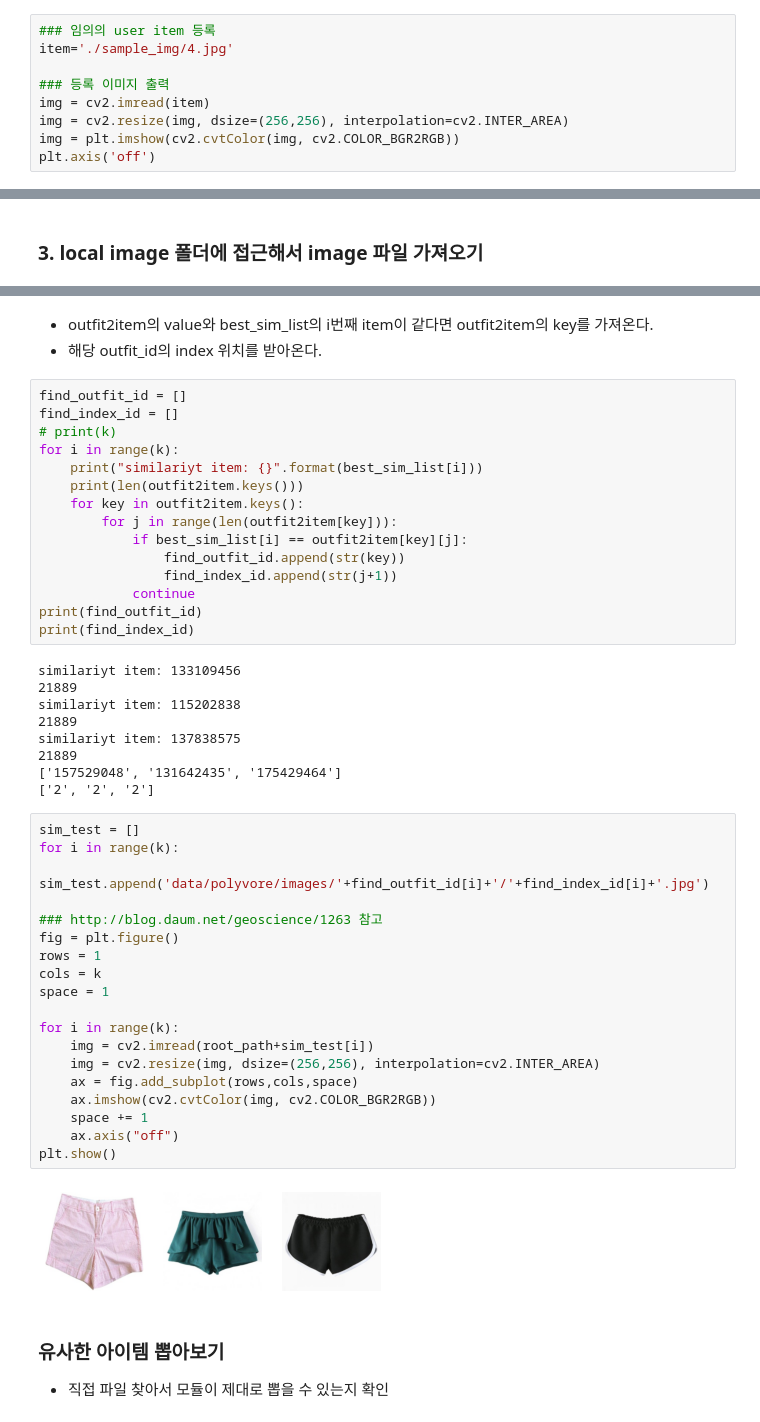
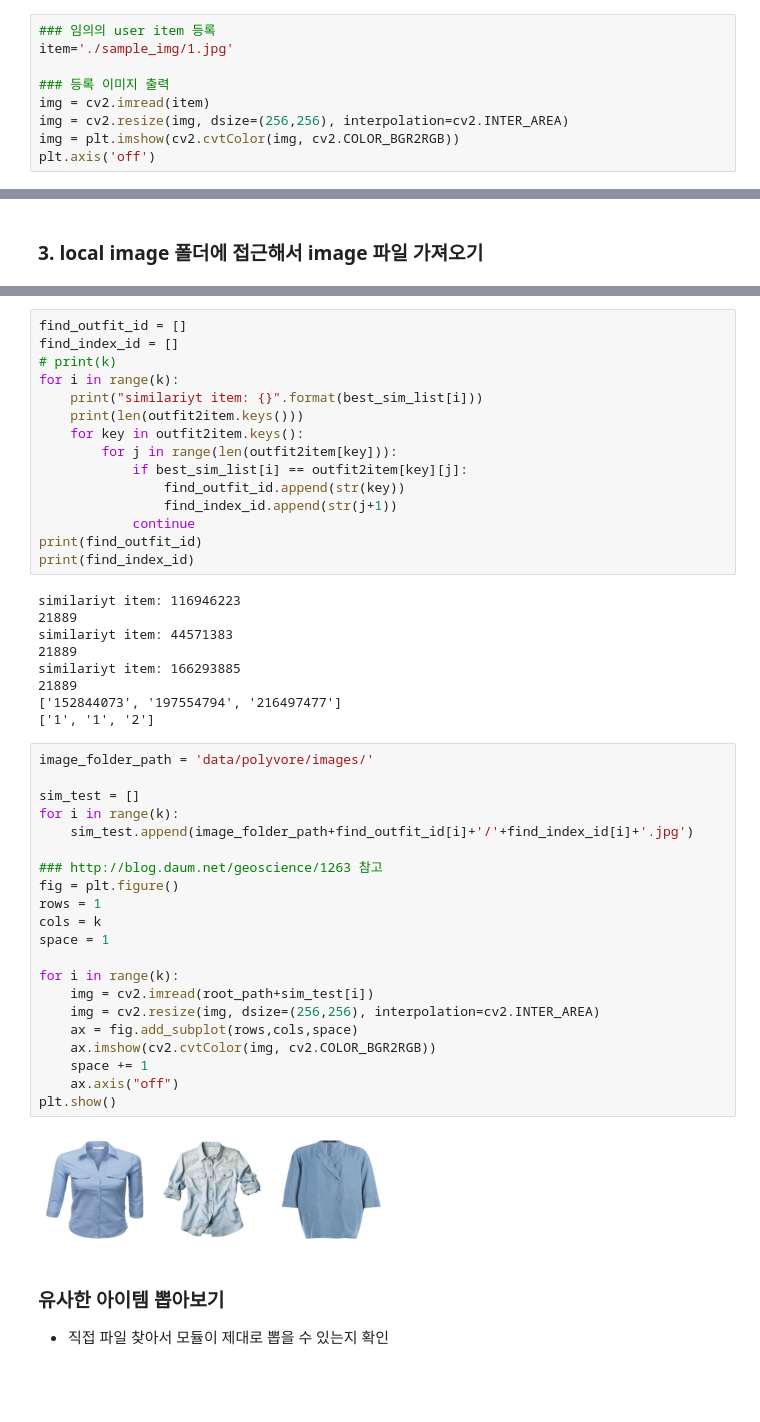
Before and after one commit to gopago/fashion_similarity, a Jupyter notebook: item_similarity.ipynb, the cells around one changed output, grey strips where cells are left out. Drawn from its saved outputs; the diff is of its cells as text; blank space fills up the shorter version.

```diff
--- a/item_similarity.ipynb
+++ b/item_similarity.ipynb
@@ -114,7 +114,7 @@ print(data_dict['194508109'])
 * user가 등록한 item을 불러온다.
 # %%
 ### 임의의 user item 등록
-item='./sample_img/4.jpg'
+item='./sample_img/1.jpg'
 
 ### 등록 이미지 출력
 img = cv2.imread(item)
@@ -325,6 +318,3 @@ image_folder_path = 'data/polyvore/images/'
-# %% [markdown]
-* outfit2item의 value와 best_sim_list의 i번째 item이 같다면 outfit2item의 key를 가져온다.
-* 해당 outfit_id의 index 위치를 받아온다.
 # %%
 find_outfit_id = []
 find_index_id = []
@@ -341,35 +331,37 @@ for i in range(k):
 print(find_outfit_id)
 print(find_index_id)
 # %% [output]
-similariyt item: 133109456
+similariyt item: 116946223
 21889
-similariyt item: 115202838
+similariyt item: 44571383
 21889
-similariyt item: 137838575
+similariyt item: 166293885
 21889
-['157529048', '131642435', '175429464']
-['2', '2', '2']
+['152844073', '197554794', '216497477']
+['1', '1', '2']
 # %%
+image_folder_path = 'data/polyvore/images/'
+
 sim_test = []
 for i in range(k):
-    sim_test.append('data/polyvore/images/'+find_outfit_id[i]+'/'+find_index_id[i]+'.jpg')
+    sim_test.append(image_folder_path+find_outfit_id[i]+'/'+find_index_id[i]+'.jpg')
 
 ### http://blog.daum.net/geoscience/1263 참고
 fig = plt.figure()
 rows = 1
 cols = k
 space = 1
 
 for i in range(k):
     img = cv2.imread(root_path+sim_test[i])
     img = cv2.resize(img, dsize=(256,256), interpolation=cv2.INTER_AREA)
     ax = fig.add_subplot(rows,cols,space)
     ax.imshow(cv2.cvtColor(img, cv2.COLOR_BGR2RGB))
     space += 1
     ax.axis("off")
 plt.show()
 # %% [output]
-[figure, old version]
+[figure, new version]
 # %% [markdown]
 ### 유사한 아이템 뽑아보기
 * 직접 파일 찾아서 모듈이 제대로 뽑을 수 있는지 확인
```
Also changed, not shown: parts of 18 cells of this notebook.
